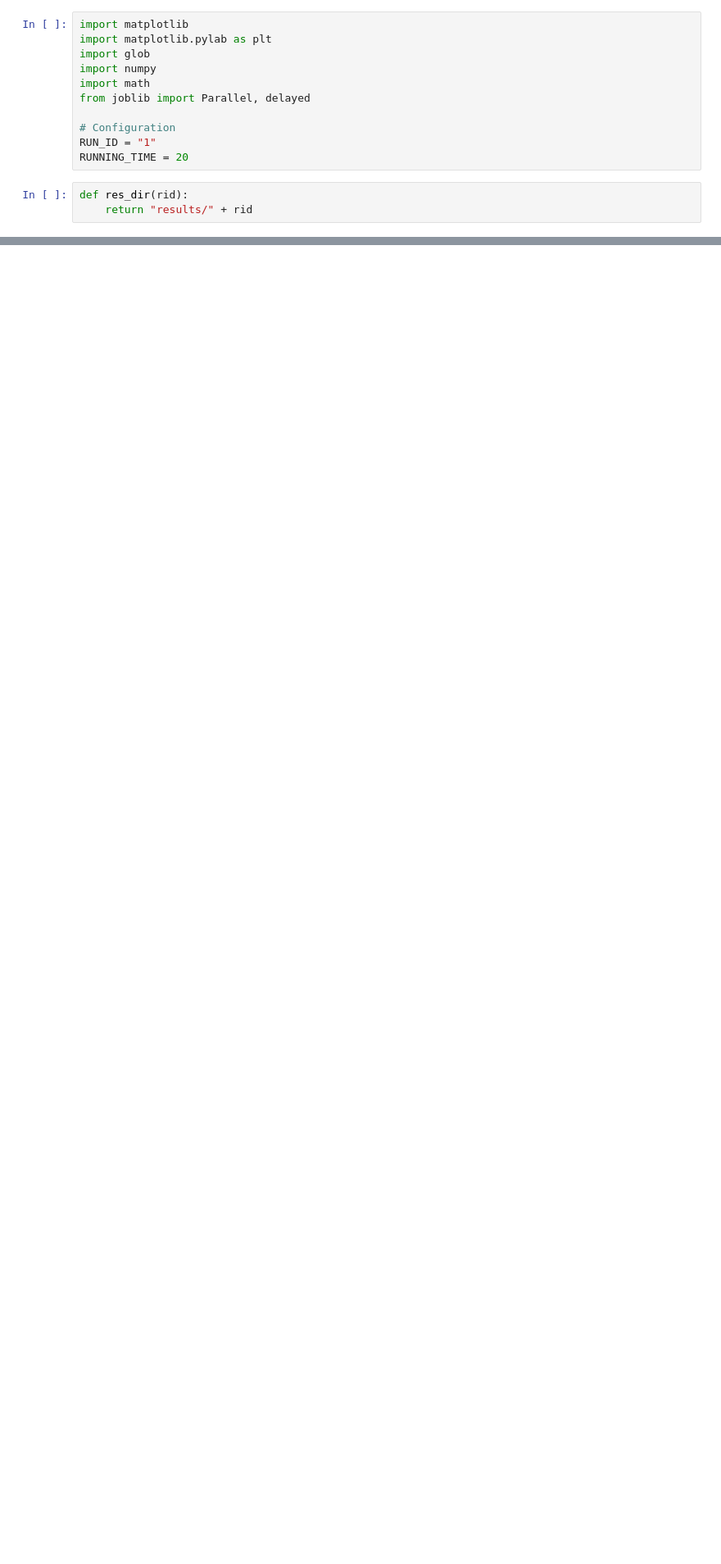
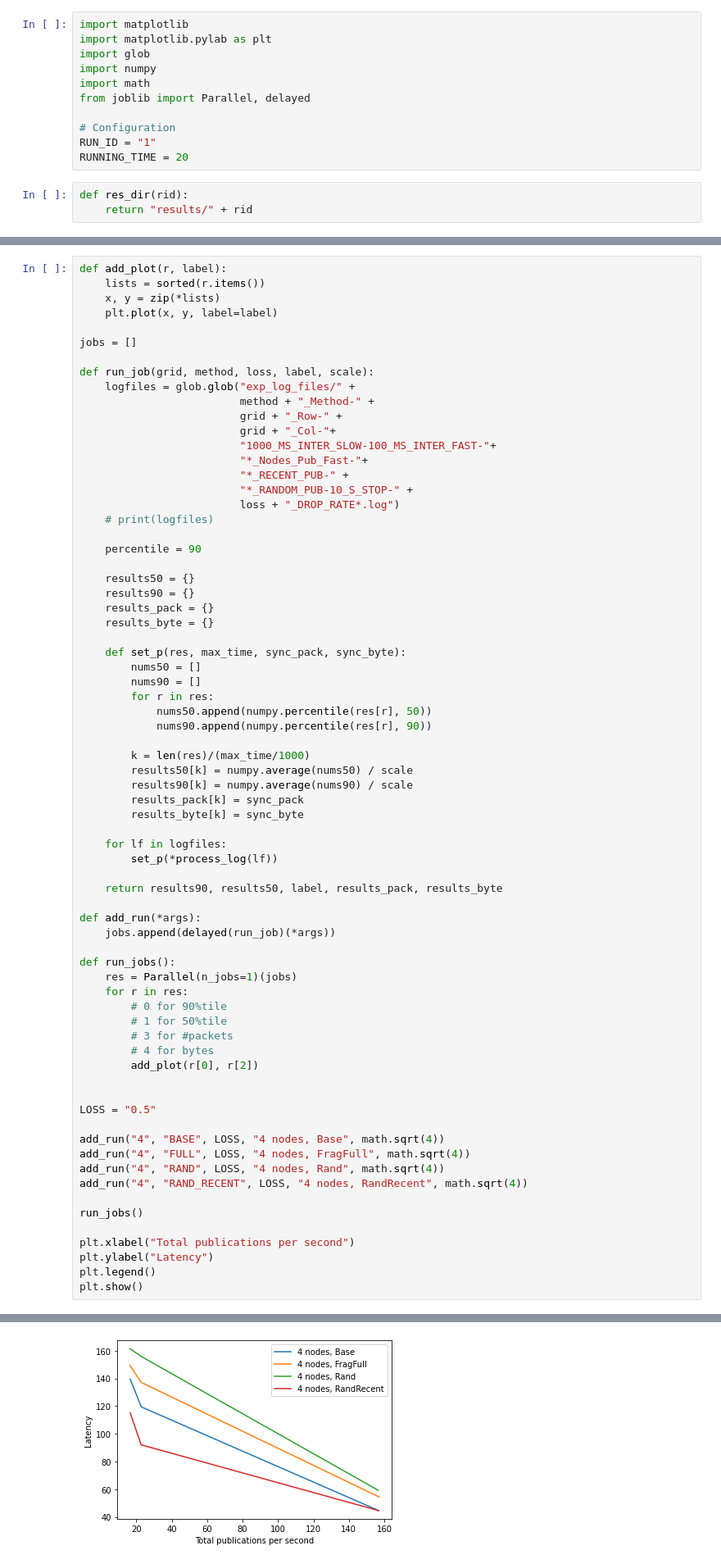
Before and after one commit to seijiotsu/scenario-svs-217b, a Jupyter notebook: analysis.ipynb, the cells around one changed output, grey strips where cells are left out. Shown at 82% size. Saved outputs shown, nothing was run; the diff lists cells and outputs as text; blank space fills up the shorter version.

```diff
--- a/analysis.ipynb
+++ b/analysis.ipynb
@@ -116,0 +117,72 @@ plt.show()
+# %%
+def add_plot(r, label):
+    lists = sorted(r.items())
+    x, y = zip(*lists)
+    plt.plot(x, y, label=label)
+
+jobs = []
+
+def run_job(grid, method, loss, label, scale):
+    logfiles = glob.glob("exp_log_files/" +
+                         method + "_Method-" +
+                         grid + "_Row-" +
+                         grid + "_Col-"+
+                         "1000_MS_INTER_SLOW-100_MS_INTER_FAST-"+
+                         "*_Nodes_Pub_Fast-"+
+                         "*_RECENT_PUB-" +
+                         "*_RANDOM_PUB-10_S_STOP-" +
+                         loss + "_DROP_RATE*.log")
+    # print(logfiles)
+
+    percentile = 90
+
+    results50 = {}
+    results90 = {}
+    results_pack = {}
+    results_byte = {}
+
+    def set_p(res, max_time, sync_pack, sync_byte):
+        nums50 = []
+        nums90 = []
+        for r in res:
+            nums50.append(numpy.percentile(res[r], 50))
+            nums90.append(numpy.percentile(res[r], 90))
+
+        k = len(res)/(max_time/1000)
+        results50[k] = numpy.average(nums50) / scale
+        results90[k] = numpy.average(nums90) / scale
+        results_pack[k] = sync_pack
+        results_byte[k] = sync_byte
+
+    for lf in logfiles:
+        set_p(*process_log(lf))
+
+    return results90, results50, label, results_pack, results_byte
+
+def add_run(*args):
+    jobs.append(delayed(run_job)(*args))
+
+def run_jobs():
+    res = Parallel(n_jobs=1)(jobs)
+    for r in res:
+        # 0 for 90%tile
+        # 1 for 50%tile
+        # 3 for #packets
+        # 4 for bytes
+        add_plot(r[0], r[2])
+
+
+LOSS = "0.5"
+
+add_run("4", "BASE", LOSS, "4 nodes, Base", math.sqrt(4))
+add_run("4", "FULL", LOSS, "4 nodes, FragFull", math.sqrt(4))
+add_run("4", "RAND", LOSS, "4 nodes, Rand", math.sqrt(4))
+add_run("4", "RAND_RECENT", LOSS, "4 nodes, RandRecent", math.sqrt(4))
+
+run_jobs()
+
+plt.xlabel("Total publications per second")
+plt.ylabel("Latency")
+plt.legend()
+plt.show()
+# %% [output]
@@ -116,0 +201 @@ plt.show()
+[figure, added]
```
Also changed, not shown: parts of 3 cells of this notebook, 1 other file.
